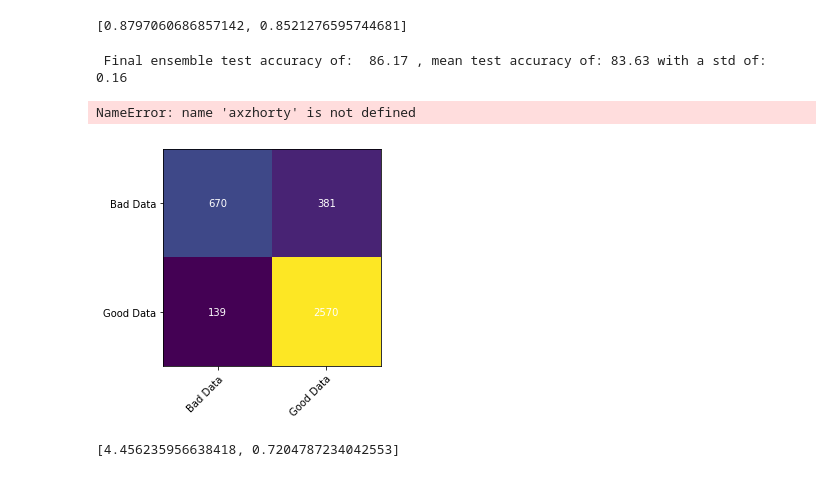
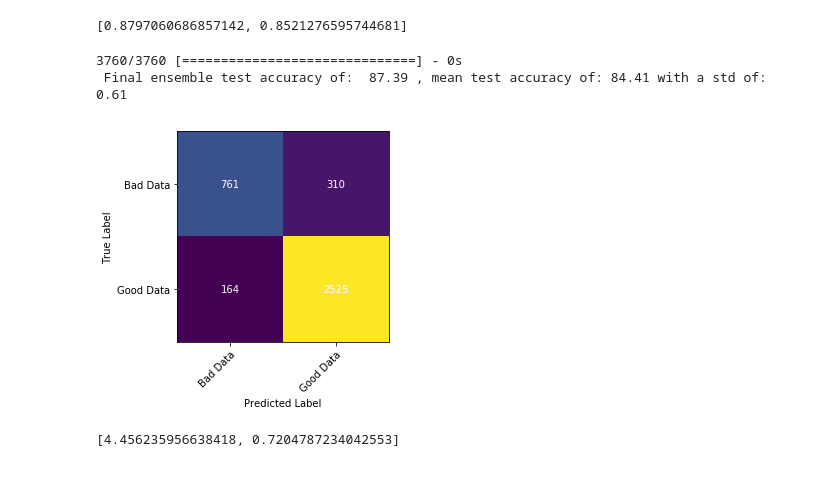
Before and after one commit to ndewar/AEM_ML, a Jupyter notebook: CNN_2D_AEM_ML_v1.ipynb, the cells around one changed output. Cells and saved outputs as stored; diff of their text form; code cells hidden in the pictures.

Commit message:
adding model graph and updating the cnn notebook

```diff
--- a/CNN_2D_AEM_ML_v1.ipynb
+++ b/CNN_2D_AEM_ML_v1.ipynb
@@ -305,25 +305,28 @@ def modelv2(inputShape):
     # for the leakly relu
     alphaParam=0.3
 
+    # short dim
+    shortDim=3
+
     # add some conv layers
-    model.add(Conv2D(16, (2, 3), input_shape=inputShape, kernel_initializer=initToUse, padding='same'))
+    model.add(Conv2D(16, (shortDim, 3), input_shape=inputShape, kernel_initializer=initToUse, padding='same'))
     model.add(MaxPooling2D(pool_size=(1,2), strides=None))
     model.add(keras.layers.LeakyReLU(alpha=alphaParam))
 
-    model.add(Conv2D(32, (2, 5), kernel_initializer=initToUse, padding='same'))
+    model.add(Conv2D(32, (shortDim, 5), kernel_initializer=initToUse, padding='same'))
     model.add(MaxPooling2D(pool_size=(1,2), strides=None))
     model.add(keras.layers.LeakyReLU(alpha=alphaParam))
 
-    model.add(Conv2D(64, (2, 7), kernel_initializer=initToUse, padding='same'))
+    model.add(Conv2D(64, (shortDim, 7), kernel_initializer=initToUse, padding='same'))
     model.add(MaxPooling2D(pool_size=(1,2), strides=None))
     model.add(keras.layers.LeakyReLU(alpha=alphaParam))
     model.add(Dropout(0.25))
 
-    model.add(Conv2D(128, (2, 9), kernel_initializer=initToUse, padding='same'))
+    model.add(Conv2D(128, (shortDim, 9), kernel_initializer=initToUse, padding='same'))
     model.add(MaxPooling2D(pool_size=(1,2), strides=None))
     model.add(keras.layers.LeakyReLU(alpha=alphaParam))
 
-    model.add(Conv2D(128, (2, 11), kernel_initializer=initToUse, padding='same'))
+    model.add(Conv2D(256, (shortDim, 11), kernel_initializer=initToUse, padding='same'))
     model.add(MaxPooling2D(pool_size=(1,2), strides=None))
     model.add(keras.layers.LeakyReLU(alpha=alphaParam))
 
@@ -439,4 +442,5 @@ test_acc_mean=1-np.sum(np.abs(wrongLabels))/len(Y_test)
 
 print("\n Final ensemble test accuracy of: ",str(np.round(test_acc_mean*100,2)),", mean test accuracy of:",np.str(np.round(np.mean(test_acc)*100,2)),"with a std of: ",str(np.round(test_acc_var,2)))
 # %% [output]
- Final ensemble test accuracy of:  86.17 , mean test accuracy of: 83.63 with a std of:  0.16
+3760/3760 [==============================] - 0s
+ Final ensemble test accuracy of:  87.39 , mean test accuracy of: 84.41 with a std of:  0.61
@@ -443,38 +449,36 @@ print("\n Final ensemble test accuracy of: ",str(np.round(test_acc_mean*100,2)),
 # %%
-vegetables = ["Bad Data","Good Data"]
-farmers = ["Bad Data","Good Data"]
+dataClasses = ["Bad Data","Good Data"]
 
 
 confusionMat = sklearn.metrics.confusion_matrix(Y_test,meanLabels)
 
 fig, ax = plt.subplots()
 im = ax.imshow(confusionMat)
 
 # We want to show all ticks...
-ax.set_xticks(np.arange(len(farmers)))
-ax.set_yticks(np.arange(len(vegetables)))
+ax.set_xticks(np.arange(len(dataClasses)))
+ax.set_yticks(np.arange(len(dataClasses)))
 # ... and label them with the respective list entries
-ax.set_xticklabels(farmers)
-ax.set_yticklabels(vegetables)
+ax.set_xticklabels(dataClasses)
+ax.set_yticklabels(dataClasses)
 
 # Rotate the tick labels and set their alignment.
 plt.setp(ax.get_xticklabels(), rotation=45, ha="right",
          rotation_mode="anchor")
 
 # Loop over data dimensions and create text annotations.
-for i in range(len(vegetables)):
-    for j in range(len(farmers)):
+for i in range(len(dataClasses)):
+    for j in range(len(dataClasses)):
         text = ax.text(j, i, confusionMat[i, j],
                        ha="center", va="center", color="w")
-axzhortf
+
 #x.set_title("Harvest of local farmers (in tons/year)")
 fig.tight_layout()
 plt.xlabel("Predicted Label")
 plt.ylabel("True Label")
 plt.show()
 # %% [output]
-NameError: name 'axzhorty' is not defined
-[figure, old version]
+[figure, new version]
 # %%
 # hyper paramater tuning, currently just set up for learning rate, batch size and # of epochs
 
```
Also changed, not shown: parts of 2 cells of this notebook.
